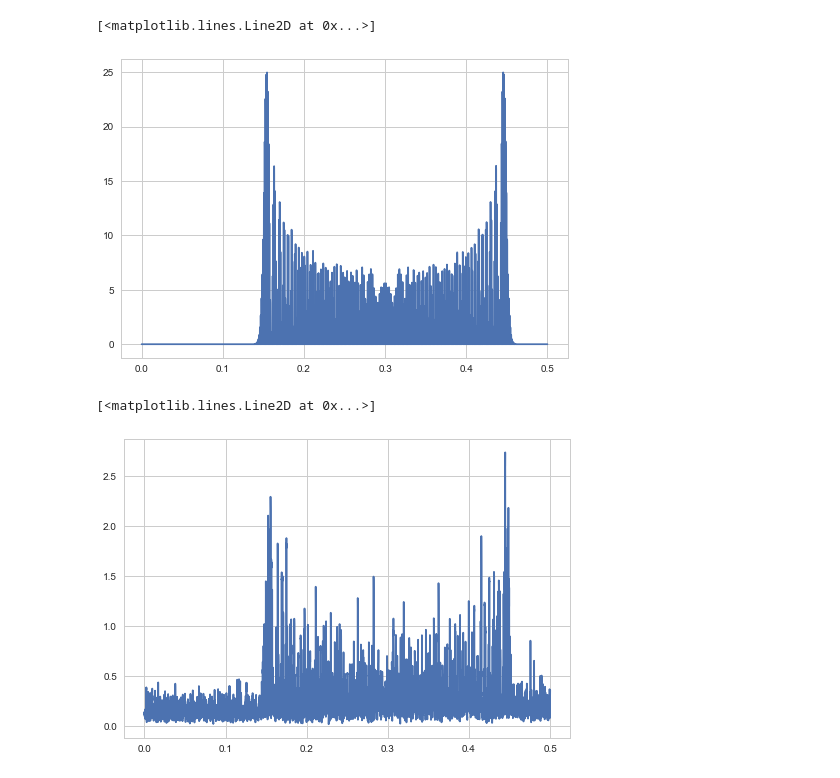
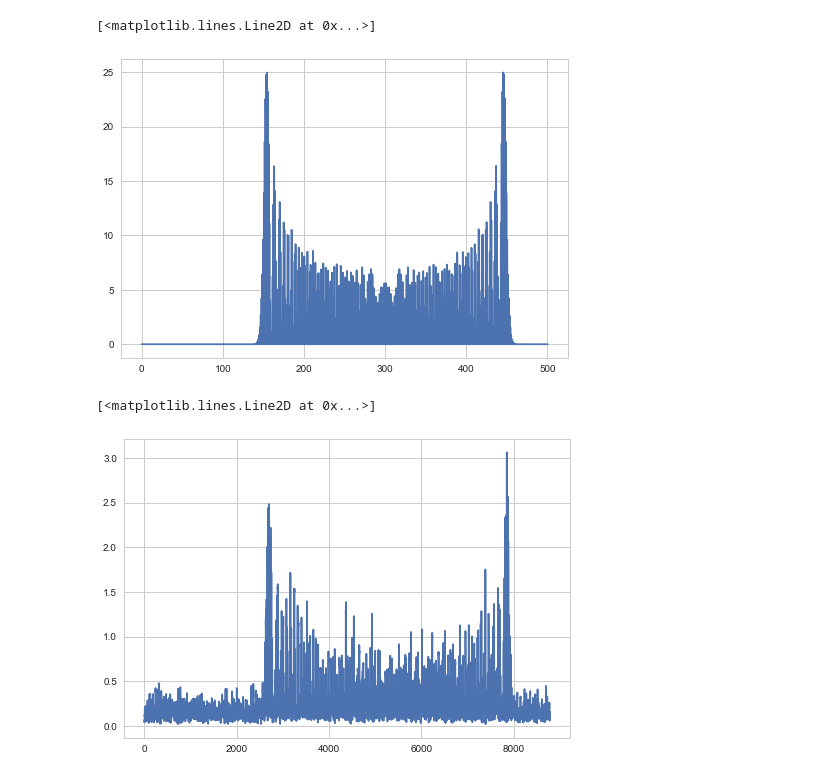
Before and after one commit to melizalab/libtfr, a Jupyter notebook: mtfft_pt_test.ipynb, the cells around one changed output. Drawn from its saved outputs; the diff is of its cells as text; code cells hidden in the pictures.

```diff
--- a/mtfft_pt_test.ipynb
+++ b/mtfft_pt_test.ipynb
@@ -18,11 +18,12 @@ def fmsin(N, fnormin, fnormax, period, t0, fnorm0, pm1):
     phase = 2 * pi * fnormid * (t - t0) + delta * period * (sin(2 * pi * (t - t0) / period + phi) - sin(phi))
     return real(exp(1j * phase))
 
+Fs = 1000.
 sig = fmsin(17590, 0.15, 0.45, 1024, 256./4, 0.3, -1)
+
+# an inhomogeneous poisson process with rate = exp(sig). Times will be in units of s
+p = np.exp(sig - 1)
+events = (p > np.random.uniform(size=p.size)).nonzero()[0].astype('d') / Fs
+# jitter
+#events += np.random.uniform(low=-0.00025, high=0.00025, size=events.size)
-# %%
-# an inhomogeneous poisson process with rate = exp(sig)
-p = np.exp(sig - 1)
-events = (p > np.random.uniform(size=p.size)).nonzero()[0].astype('d')
-# jitter
-events += np.random.uniform(low=-0.25, high=0.25, size=events.size)
 # %%
@@ -56,17 +33,16 @@ plt.plot(data, ht)
 # %%
 # transform a time series
 Z = transform.mtpsd(sig)
-f, idx = libtfr.fgrid(1, transform.nfft, [0, 0.5])
+f, idx = libtfr.fgrid(Fs, transform.nfft)
 plt.plot(f, Z[idx])
 # %% [output]
 [<matplotlib.lines.Line2D at 0x...>]
-[figure, old version]
+[figure, new version]
 # %%
-# this should look like a noisy version of the above signal
-from dlab import pointproc as pp
-J, Nsp, f = pp.mtfft([events], time_range=(0, sig.size), NW=3, k=ntapers, nfft=nfft)
-S = np.mean(J * J.conj(), (1,2)).real
-plt.plot(f, S)
+# point process fft - should look like noisy version of signal spectrum
+JJ = transform.mtfft_pt(events, 0, sig.size / Fs)
+SS = np.mean(JJ * JJ.conj(), 1).real
+plt.plot(SS)
 # %% [output]
 [<matplotlib.lines.Line2D at 0x...>]
-[figure, old version]
+[figure, new version]
```
Also changed, not shown: parts of 5 cells of this notebook, 5 other files.
